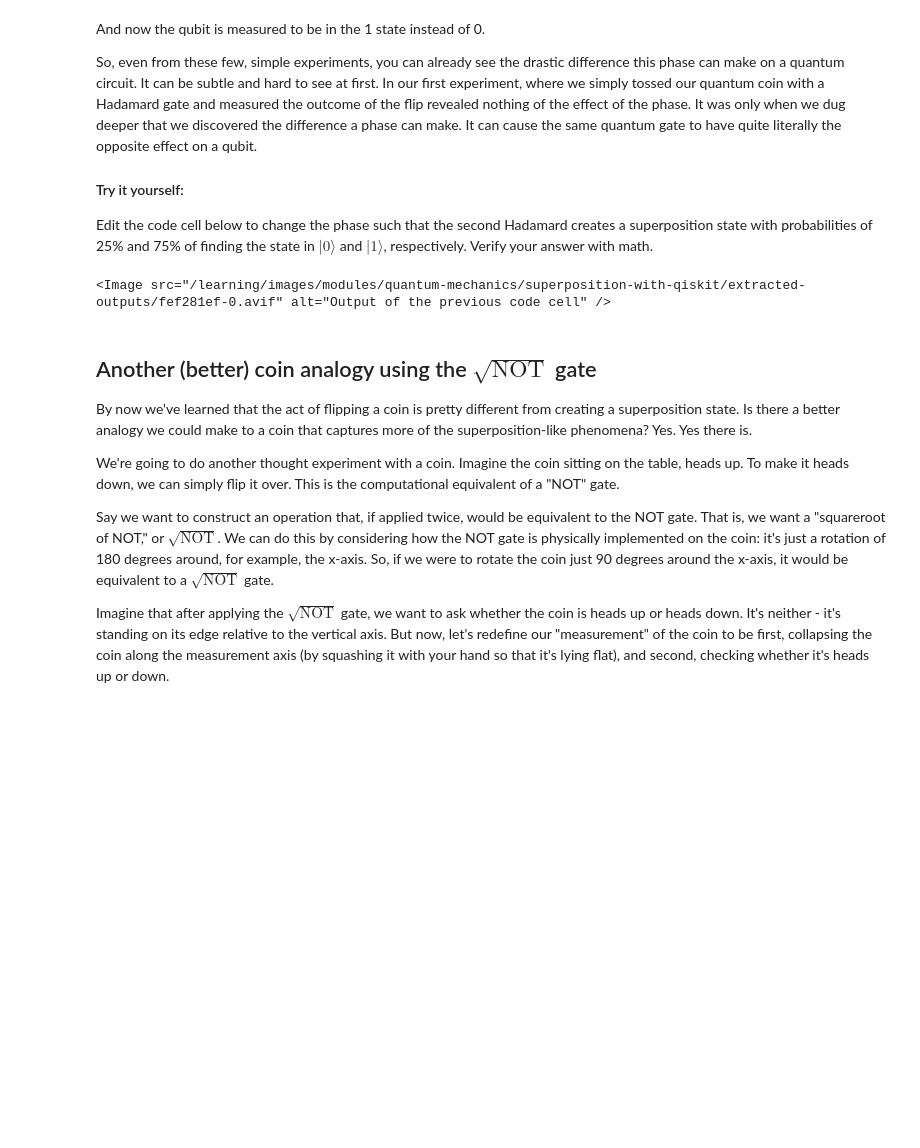
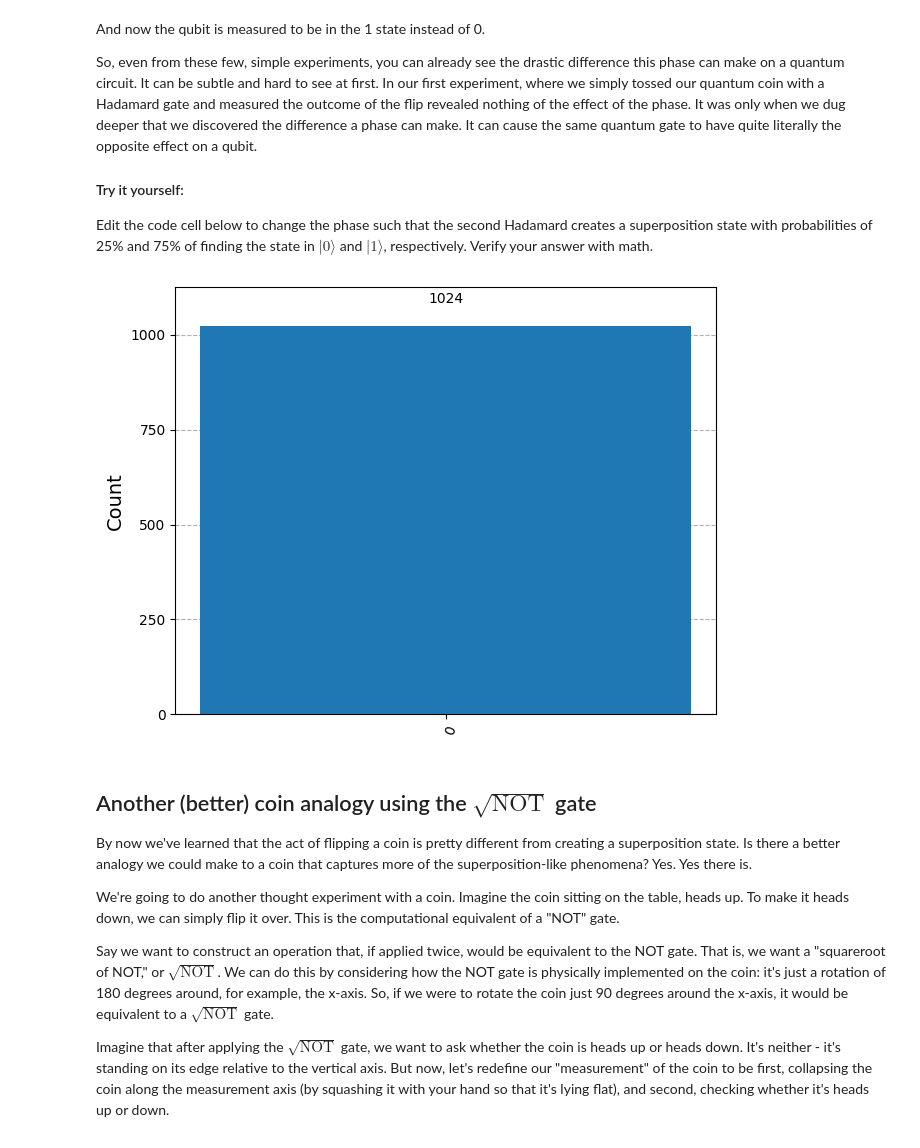
Before and after one commit to xoth42/Qiskit_Class, a Jupyter notebook: IBM_qiskit_module/02_superposition-with-qiskit.ipynb, the cells around one changed output. Saved outputs shown, nothing was run; the diff lists cells and outputs as text; code cells hidden in the pictures; blank space fills up the shorter version.

```diff
--- a/IBM_qiskit_module/02_superposition-with-qiskit.ipynb
+++ b/IBM_qiskit_module/02_superposition-with-qiskit.ipynb
@@ -458,38 +444,38 @@ Edit the code cell below to change the phase such that the second Hadamard creat
 # %%
 qcoin_phase = QuantumCircuit(1)
 qcoin_phase.h(0)
 # replace "x" below with a phase from 0 to 2*np.pi (this cell won't run if you leave x)
 # qcoin_phase.rz(x, 0)
 qcoin_phase.h(0)
 qcoin_phase.measure_all()
 
 
 ## Transpile
 
 target = backend.target
 pm = generate_preset_pass_manager(target=target, optimization_level=3)
 
 qc_isa = pm.run(qcoin_phase)
 
 ## Execute
 
 # On real hardware:
-sampler = Sampler(mode=backend)
-pubs = [qc_isa]
-job = sampler.run(pubs, shots=1000)
-res = job.result()
+# sampler = Sampler(mode=backend)
+# pubs = [qc_isa]
+# job = sampler.run(pubs, shots=1000)
+# res = job.result()
 
-counts = res[0].data.meas.get_counts()
+# counts = res[0].data.meas.get_counts()
 
 
 # or with Aer simulator with noise model from real backend
-# job = sampler_sim.run([qc_isa])
-# counts=job.result()[0].data.meas.get_counts()
+job = sampler_sim.run([qc_isa])
+counts=job.result()[0].data.meas.get_counts()
 
 ## Analyze
 plot_histogram(counts)
 # %% [output]
-<Image src="/learning/images/modules/quantum-mechanics/superposition-with-qiskit/extracted-outputs/fef281ef-0.avif" alt="Output of the previous code cell" />
+[figure, added]
 # %% [markdown]
 ## Another (better) coin analogy using the $\sqrt{\text{NOT}}$ gate
 
```
Also changed, not shown: parts of 25 cells of this notebook, 8 other files.
